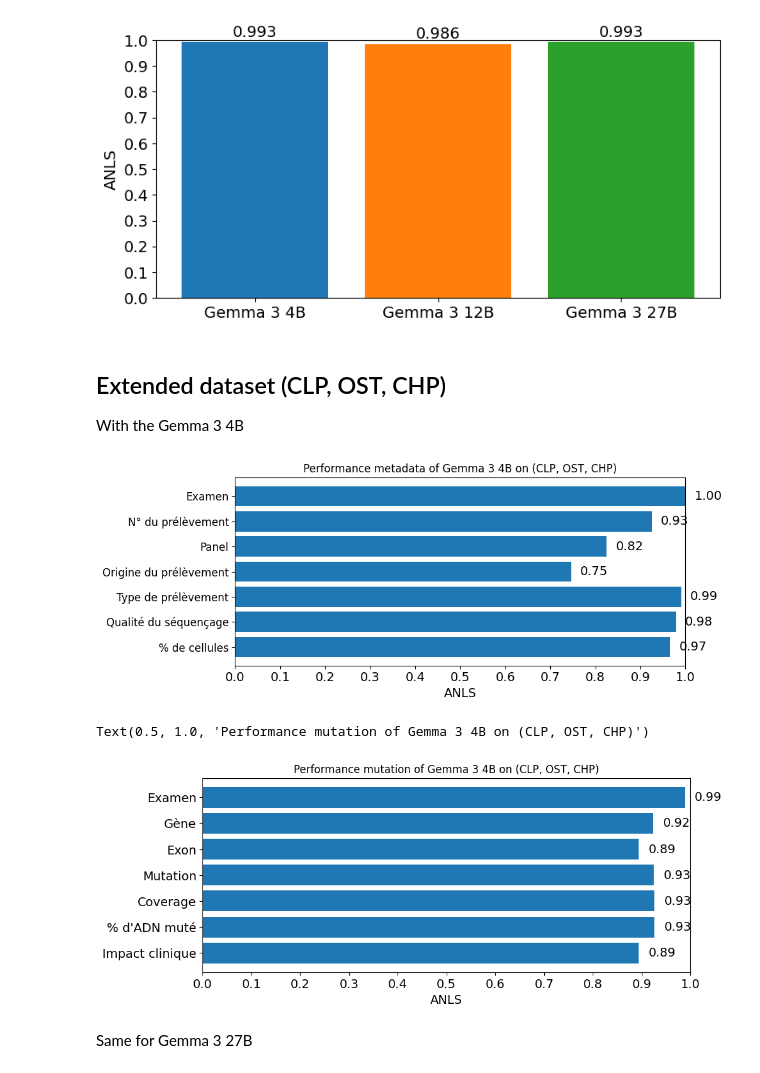
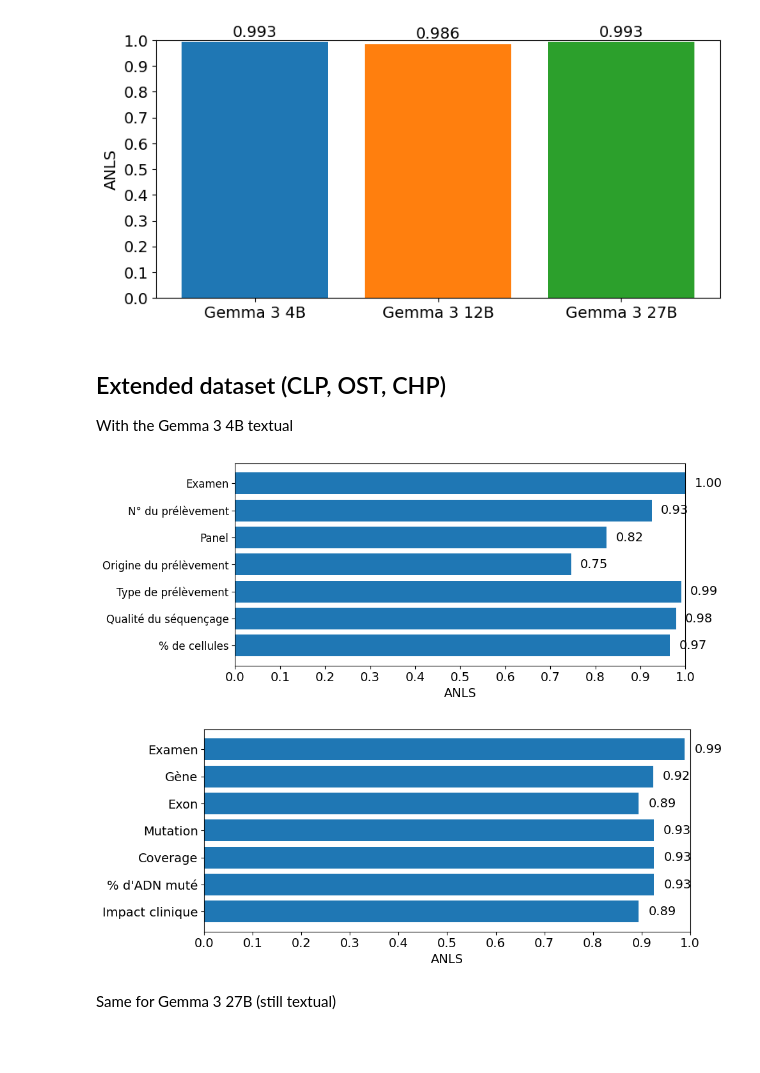
Before and after one commit to Exagor/master-thesis-achten, a Jupyter notebook: figs/plots.ipynb, the cells around one changed output. Drawn from its saved outputs; the diff is of its cells as text; code cells hidden in the pictures; blank space fills up the shorter version.

Commit message:
plot figs, ready to make experiments with visuals

```diff
--- a/figs/plots.ipynb
+++ b/figs/plots.ipynb
@@ -300,7 +300,7 @@ plt.show()
 [figure]
 # %% [markdown]
 ## Extended dataset (CLP, OST, CHP)
-With the Gemma 3 4B
+With the Gemma 3 4B textual
 # %%
 categories_meta = ["Examen", "N° du prélèvement", "Panel", "Origine du prélèvement", "Type de prélèvement", "Qualité du séquençage", "% de cellules"][::-1]
 
@@ -308,43 +308,40 @@ values_meta = np.array([1.0, 0.925, 0.825, 0.746, 0.991, 0.979, 0.966][::-1])
 
 plt.figure(figsize=(10, 4))
 
 plt.barh(categories_meta, values_meta, color='tab:blue')
 for i, v in enumerate(values_meta):
     plt.text(v + 0.02, i, f'{v:.2f}', va='center', fontsize=14)
 
 plt.xlabel('ANLS', fontsize=14)  # Label for x-axis (since bars are horizontal)
 plt.yticks(fontsize=12)
 plt.xticks(np.arange(0, 1.1, 0.1), fontsize=14)
 plt.xlim([0, 1])
-plt.title('Performance metadata of Gemma 3 4B on (CLP, OST, CHP)')
 
 plt.tight_layout()
 plt.savefig(f"{folder_plots}llm_pipeline_meta_4B_extended.pdf")
 plt.show()
 
 categories_mut = ["Examen", "Gène", "Exon", "Mutation", "Coverage", "% d'ADN muté", "Impact clinique"][::-1]
 values_mut = np.array([0.989, 0.924, 0.894, 0.925, 0.926, 0.926, 0.894][::-1])
 plt.figure(figsize=(10, 4))
 
 plt.barh(categories_mut, values_mut, color='tab:blue')
 for i, v in enumerate(values_mut):
     plt.text(v + 0.02, i, f'{v:.2f}', va='center', fontsize=14)
 
 plt.xlabel('ANLS', fontsize=14)  # Label for x-axis (since bars are horizontal)
 plt.yticks(fontsize=14)
 plt.xticks(np.arange(0, 1.1, 0.1), fontsize=14)
 plt.xlim([0, 1])
-plt.title('Performance mutation of Gemma 3 4B on (CLP, OST, CHP)')
 
-# plt.tight_layout()
-# plt.savefig(f"{folder_plots}llm_pipeline_mut_4B_extended.pdf")
-# plt.show()
+plt.tight_layout()
+plt.savefig(f"{folder_plots}llm_pipeline_mut_4B_extended.pdf")
+plt.show()
 # %% [output]
-[figure, old version]
+[figure, new version]
-Text(0.5, 1.0, 'Performance mutation of Gemma 3 4B on (CLP, OST, CHP)')
-[figure, old version]
+[figure, new version]
 # %% [markdown]
-Same for Gemma 3 27B
+Same for Gemma 3 27B (still textual)
 # %%
 categories_meta = ["Examen", "N° du prélèvement", "Panel", "Origine du prélèvement", "Type de prélèvement", "Qualité du séquençage", "% de cellules"][::-1]
 
```
Also changed, not shown: parts of 1 cell of this notebook, 19 other files.
